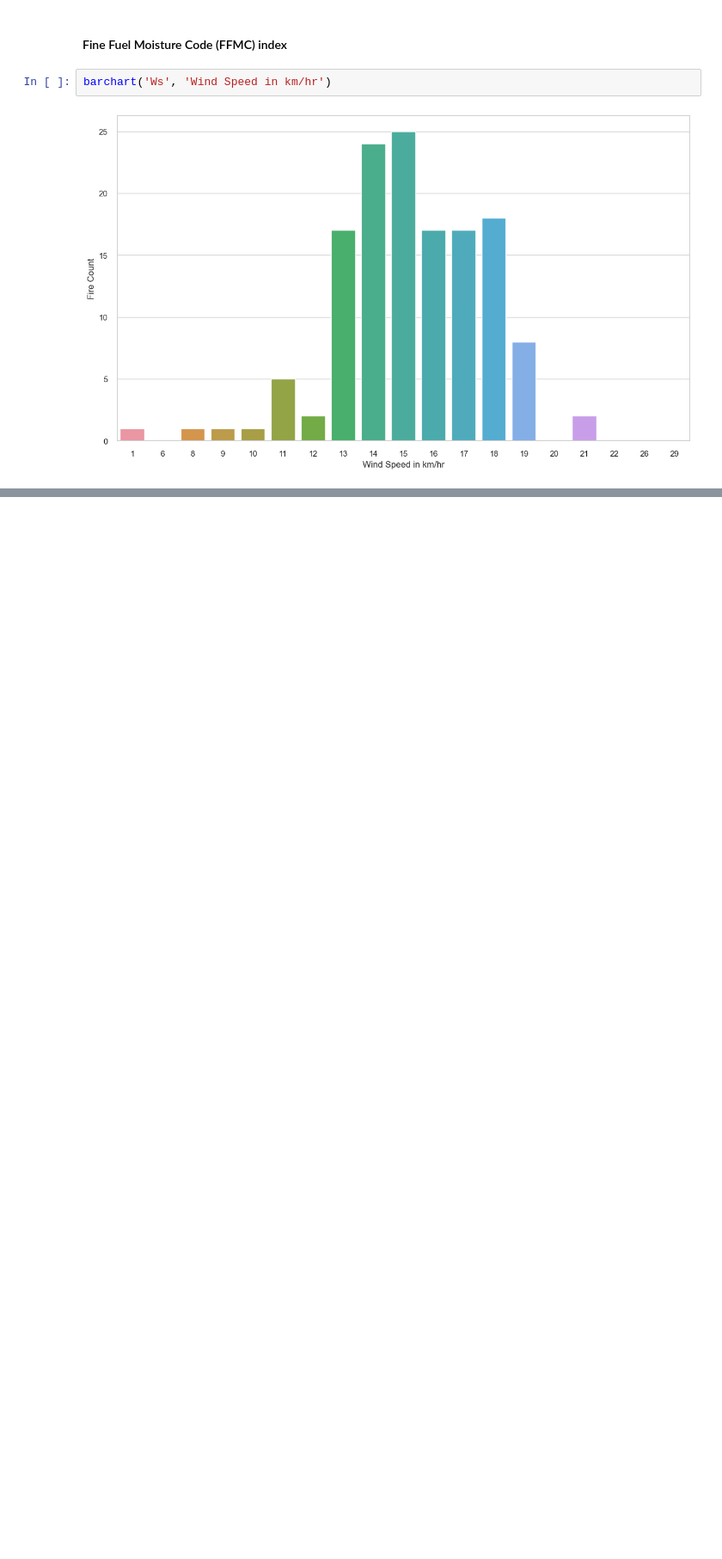
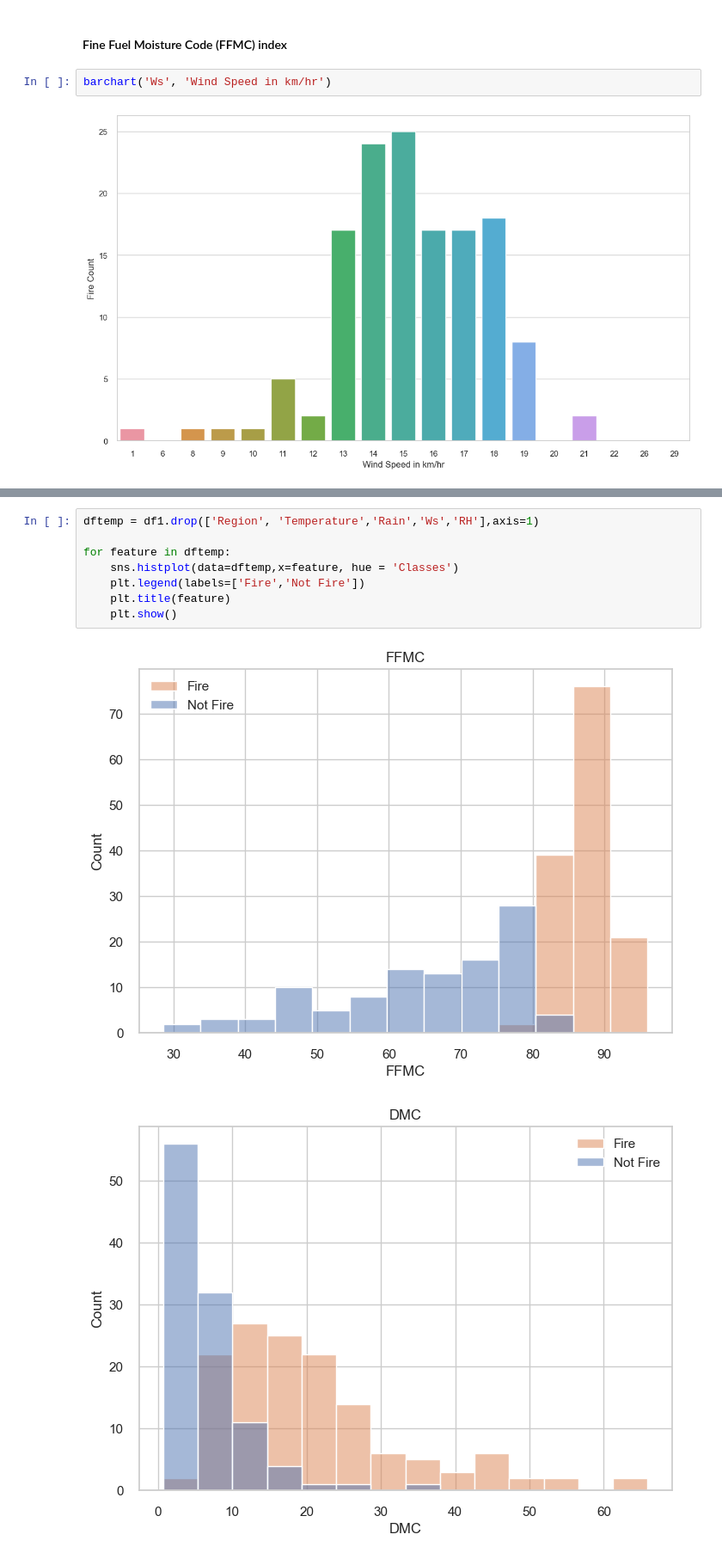
Before and after one commit to Shrungadithyaan/PW-DS_Week_Work, a Jupyter notebook: Machine Learning/Week14/3.0-Forest Fire EDA.ipynb, the cells around one changed output, grey strips where cells are left out. Shown at 86% size. Saved outputs shown, nothing was run; the diff lists cells and outputs as text; blank space fills up the shorter version.

```diff
--- a/Machine Learning/Week14/3.0-Forest Fire EDA.ipynb
+++ b/Machine Learning/Week14/3.0-Forest Fire EDA.ipynb
@@ -521,0 +540,11 @@ barchart('Ws', 'Wind Speed in km/hr')
+# %%
+dftemp = df1.drop(['Region', 'Temperature','Rain','Ws','RH'],axis=1)
+
+for feature in dftemp:
+    sns.histplot(data=dftemp,x=feature, hue = 'Classes')
+    plt.legend(labels=['Fire','Not Fire'])
+    plt.title(feature)
+    plt.show()
+# %% [output]
+[figure, added]
+[figure, added]
```
Also changed, not shown: parts of 5 cells of this notebook.
